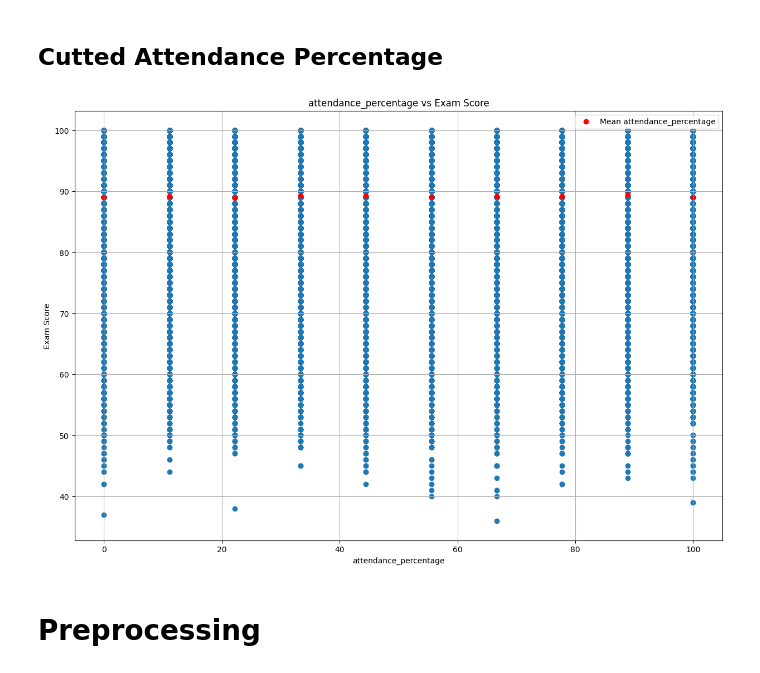
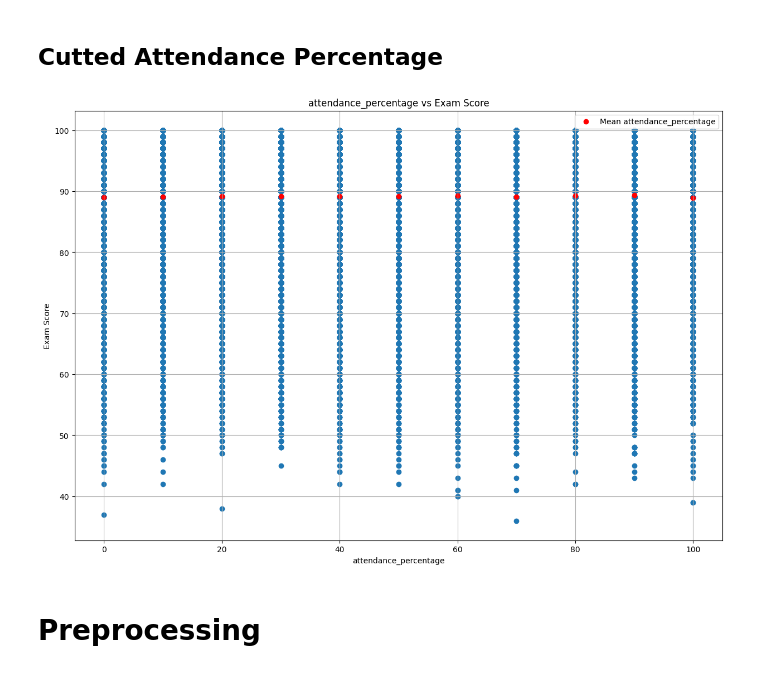
Before and after one commit to 5h33p/ANFIS, a Jupyter notebook: Development.ipynb, the cells around one changed output. Cells and saved outputs as stored; diff of their text form; code cells hidden in the pictures.

```diff
--- a/Development.ipynb
+++ b/Development.ipynb
@@ -178,21 +177,21 @@ plt.show()
 # %%
 df_column = 'attendance_percentage'
 
-data.attendance_percentage = pd.cut(data.attendance_percentage, bins=10, labels=np.linspace(0, 100, 10))
+data.attendance_percentage = pd.cut(data.attendance_percentage, bins=11, labels=np.linspace(0, 100, 11))
 
 plt.figure(figsize=(15, 10))
 plt.scatter(data[df_column], data.exam_score)
 plt.title(f"{df_column} vs Exam Score")
 
 plot_data = data.groupby(by=df_column).exam_score.mean().copy()
 
 plt.scatter(plot_data.index, plot_data, marker='o', color='r', label=f'Mean {df_column}')
 plt.grid(True)
 plt.legend()
 plt.xlabel(f"{df_column}")
 plt.ylabel("Exam Score")
 plt.show()
 # %% [output]
-[figure, old version]
+[figure, new version]
 # %% [markdown]
 # Preprocessing
```
Also changed, not shown: parts of 31 cells of this notebook.
